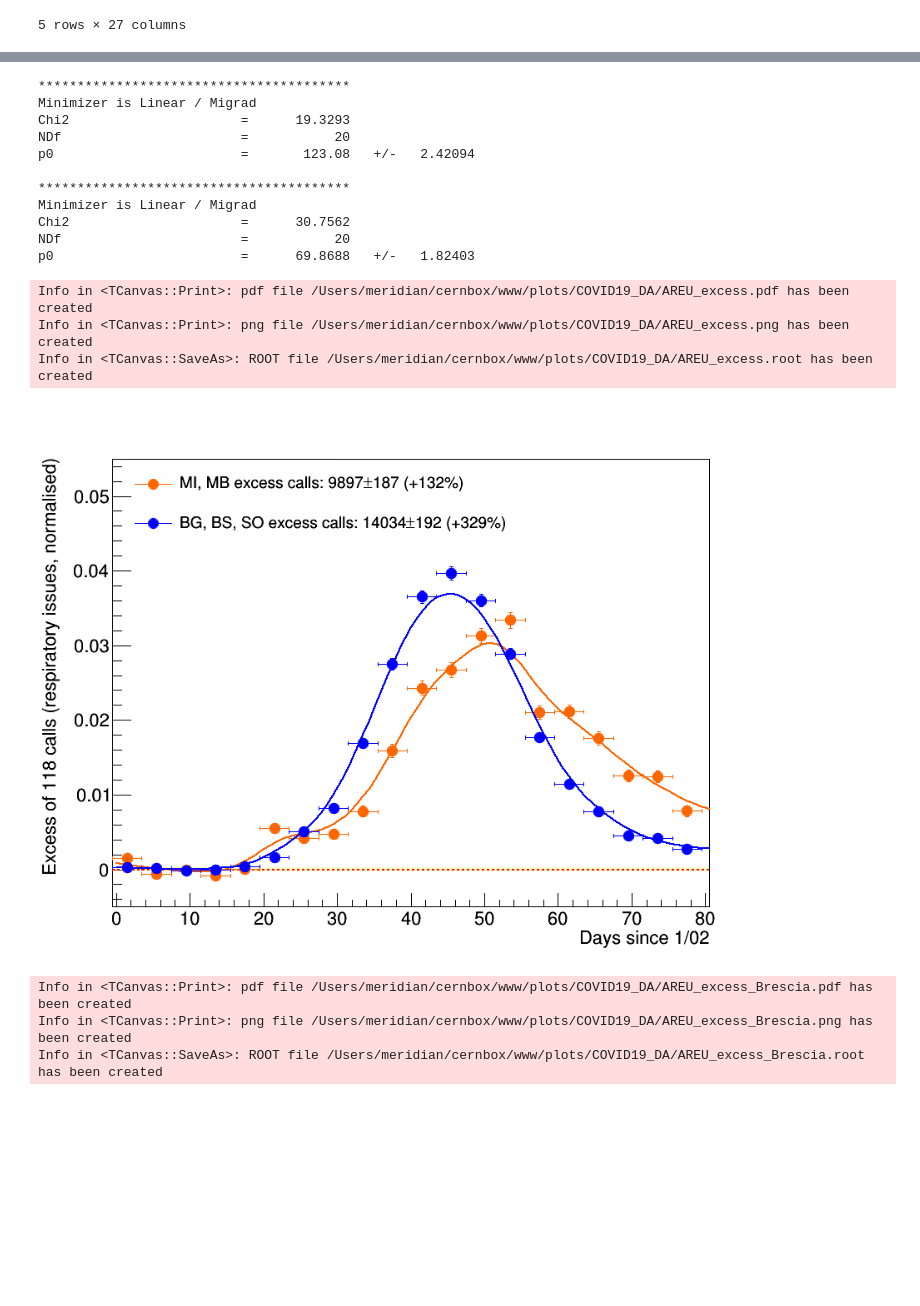
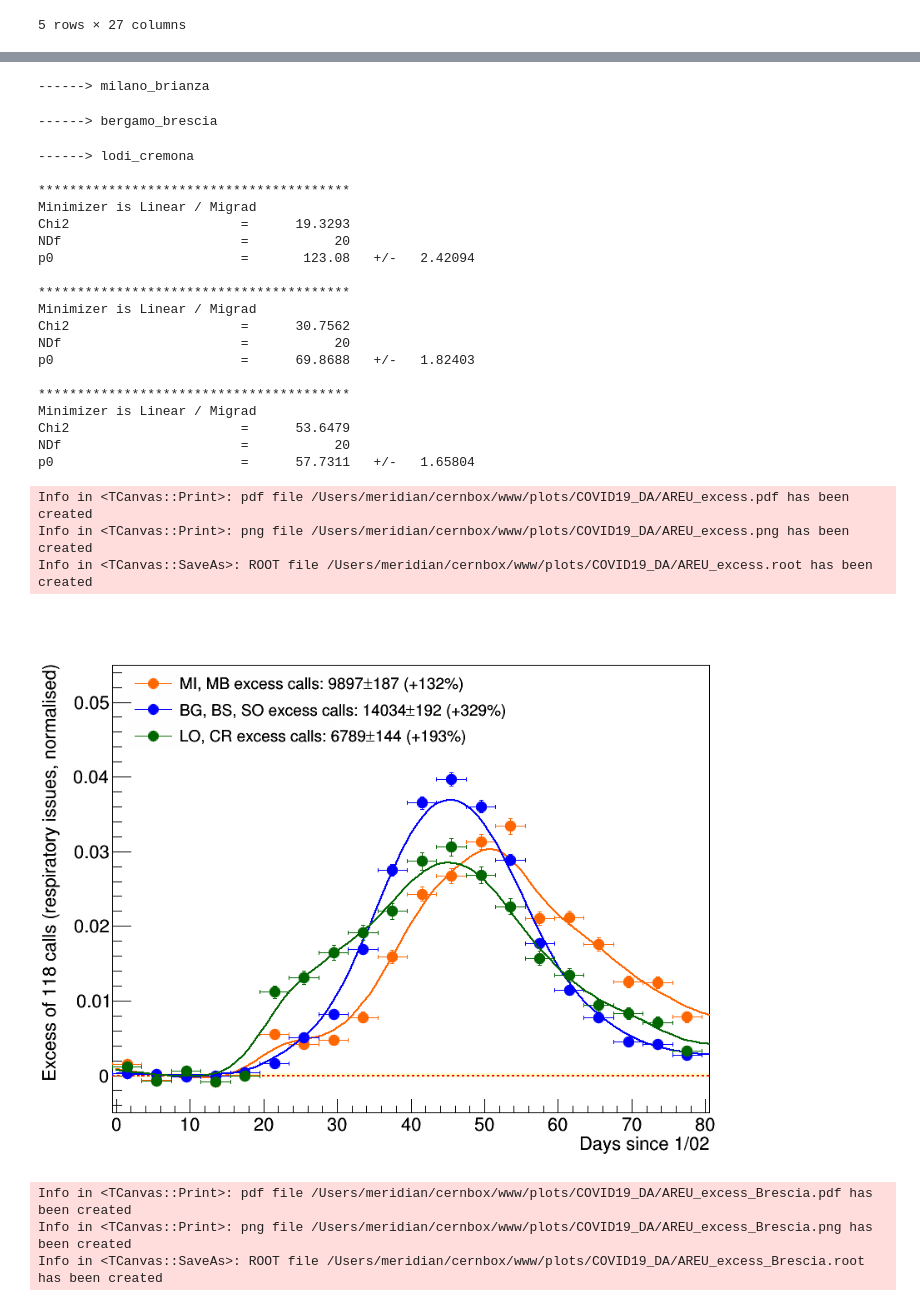
Before and after one commit to pmeridian/COVID19_DA, a Jupyter notebook: AREU.ipynb, the cells around one changed output, grey strips where cells are left out. Cells and saved outputs as stored; diff of their text form; code cells hidden in the pictures; blank space fills up the shorter version.

```diff
--- a/AREU.ipynb
+++ b/AREU.ipynb
@@ -525,11 +526,13 @@ for p in dfAREU.columns:
 R.gStyle.SetOptTitle(0)
 colors=[
     R.kOrange+7,
-    R.kBlue
+    R.kBlue,
+    R.kGreen+3
 ]
 labels={
     'milano_brianza':'MI, MB',
-    'bergamo_brescia':'BG, BS, SO'
+    'bergamo_brescia':'BG, BS, SO',
+    'lodi_cremona':'LO, CR'
 }
 
 leg=R.TLegend(0.12,0.89,0.4,0.75)
@@ -538,6 +541,8 @@ leg.SetFillColorAlpha(0,0)
 leg.SetTextSize(0.03)
 
 for ip,p in enumerate(dfAREU.columns):
+#for ip,p in enumerate(['milano_brianza']):
+    print('------> %s'%p)
     graphs['chiamateps_%s'%p].Fit('pol0','0+','',0,20)
     graphs['eccesso_chiamateps_%s'%p]=R.TGraphErrors()
     graphs['eccesso_chiamateps_%s'%p]=R.TGraphErrors()
@@ -569,48 +574,58 @@ for ip,p in enumerate(dfAREU.columns):
         box.SetFillColorAlpha(R.kYellow,0.20)
 
         line=R.TLine(-0.5,0,80.5,0)
         line.SetLineColor(R.kRed)
         line.SetLineStyle(2)
         line.SetLineWidth(2)
         box.Draw()
         line.Draw()
 
     graphs['eccesso_chiamateps_normalised_%s_rebin4'%p]=rebinGraph(graphs['eccesso_chiamateps_normalised_%s'%p],4,1).Clone('eccesso_chiamateps_normalised_%s_rebin4'%p)
     graphs['eccesso_chiamateps_normalised_%s_rebin4'%p].SetMarkerStyle(20)
     graphs['eccesso_chiamateps_normalised_%s_rebin4'%p].SetMarkerSize(1.5)
     graphs['eccesso_chiamateps_normalised_%s_rebin4'%p].SetMarkerColor(colors[ip])
     graphs['eccesso_chiamateps_normalised_%s_rebin4'%p].SetLineColor(colors[ip])
     graphs['eccesso_chiamateps_normalised_%s_rebin4'%p].Draw('PSAME')
     graphs['eccesso_chiamateps_normalised_%s_smoothed'%p]=smooth1.SmoothKern(graphs['eccesso_chiamateps_normalised_%s'%p],'normal',10).Clone('eccesso_chiamateps_normalised_%s_smoothed'%p)
     graphs['eccesso_chiamateps_normalised_%s_smoothed'%p].SetLineColor(colors[ip])
     graphs['eccesso_chiamateps_normalised_%s_smoothed'%p].SetLineWidth(2)
     #dgompertz.Draw('SAME')
     graphs['eccesso_chiamateps_normalised_%s_smoothed'%p].Draw("LSAME")
     graphs['eccesso_chiamateps_normalised_%s_rebin4'%p].Draw("PSAME")
     leg.AddEntry( graphs['eccesso_chiamateps_normalised_%s_rebin4'%p],
                     '%s excess calls: %.0f#pm%.0f'%(labels[p],totalExcess[0],totalExcess[1]*np.sqrt(2))+' (+{:.0%})'.format(totalExcess[0]/normalCalls)
                     ,'LP')
 
 leg.Draw()
 c1.Draw()
 for ext in ['.pdf','.png','.root']:
     c1.SaveAs("~/cernbox/www/plots/COVID19_DA/AREU_excess"+ext)
 # %% [output]
-****************************************
-Minimizer is Linear / Migrad
-Chi2                      =      19.3293
-NDf                       =           20
-p0                        =       123.08   +/-   2.42094
-
-****************************************
-Minimizer is Linear / Migrad
-Chi2                      =      30.7562
-NDf                       =           20
-p0                        =      69.8688   +/-   1.82403
+------> milano_brianza
-Info in <TCanvas::Print>: pdf file /Users/meridian/cernbox/www/plots/COVID19_DA/AREU_excess.pdf has been created
-Info in <TCanvas::Print>: png file /Users/meridian/cernbox/www/plots/COVID19_DA/AREU_excess.png has been created
-Info in <TCanvas::SaveAs>: ROOT file /Users/meridian/cernbox/www/plots/COVID19_DA/AREU_excess.root has been created
+------> bergamo_brescia
+------> lodi_cremona
+
+****************************************
+Minimizer is Linear / Migrad
+Chi2                      =      19.3293
+NDf                       =           20
+p0                        =       123.08   +/-   2.42094
+
+****************************************
+Minimizer is Linear / Migrad
+Chi2                      =      30.7562
+NDf                       =           20
+p0                        =      69.8688   +/-   1.82403
+
+****************************************
+Minimizer is Linear / Migrad
+Chi2                      =      53.6479
+NDf                       =           20
+p0                        =      57.7311   +/-   1.65804
+Info in <TCanvas::Print>: pdf file /Users/meridian/cernbox/www/plots/COVID19_DA/AREU_excess.pdf has been created
+Info in <TCanvas::Print>: png file /Users/meridian/cernbox/www/plots/COVID19_DA/AREU_excess.png has been created
+Info in <TCanvas::SaveAs>: ROOT file /Users/meridian/cernbox/www/plots/COVID19_DA/AREU_excess.root has been created
-[figure, old version]
+[figure, new version]
 # %%
 smooth=smooth1.SmoothKern(graphs['eccesso_chiamateps_normalised_bergamo_brescia'],'normal',10)
 
```
Also changed, not shown: parts of 10 cells of this notebook, 3 other files.
